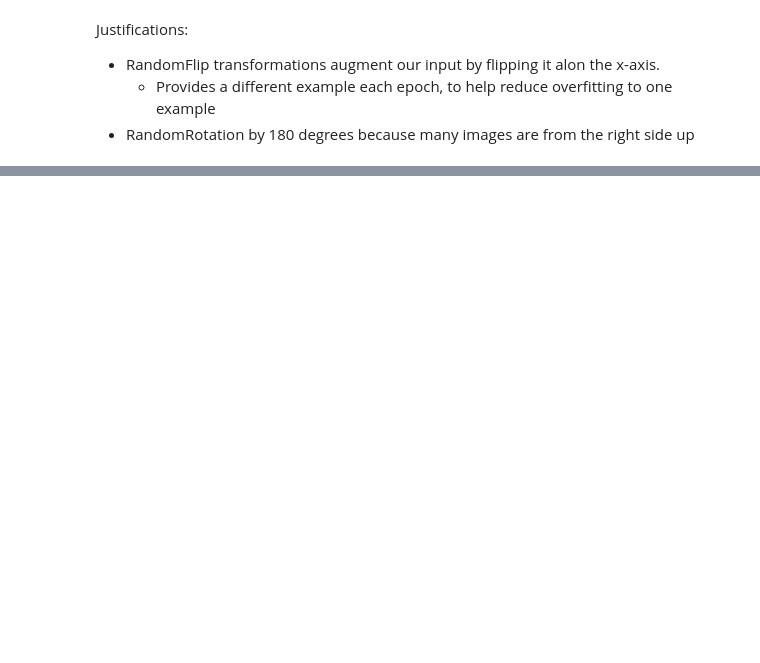
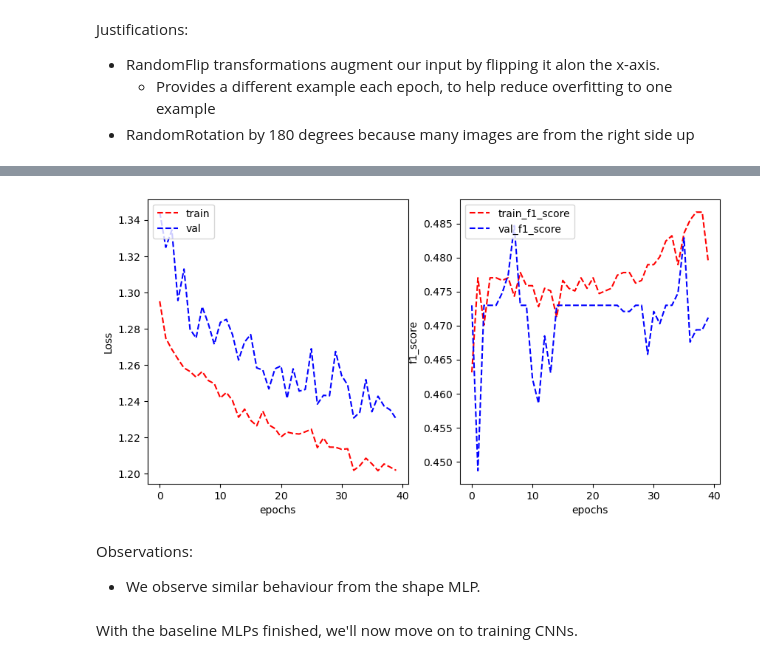
Before and after one commit to ItsThatBlackKid/ml-a2, a Jupyter notebook: s3788996.ipynb, the cells around one changed output, grey strips where cells are left out. Cells and saved outputs as stored; diff of their text form; code cells hidden in the pictures; blank space fills up the shorter version.

```diff
--- a/s3788996.ipynb
+++ b/s3788996.ipynb
@@ -918,0 +995,2 @@ ValueError: Failed to convert a NumPy array to a Tensor (Unsupported object type
+# %%
+shape_mlp = create_mlp_with_aug_layers()
@@ -918,0 +1015,5 @@ ValueError: Failed to convert a NumPy array to a Tensor (Unsupported object type
+# %%
+shape_mlp.compile(optimizer='adam', loss='categorical_crossentropy',
+                                   metrics=[f1_score_metric()])
+# %%
+X_train, y_train, X_test, y_test = get_X_y(train, test)
@@ -918,0 +1027,2 @@ ValueError: Failed to convert a NumPy array to a Tensor (Unsupported object type
+# %%
+history  = shape_mlp.fit(x=X_train, y=y_train, validation_data=(X_test, y_test), epochs=40)
@@ -918,0 +1047,10 @@ ValueError: Failed to convert a NumPy array to a Tensor (Unsupported object type
+# %%
+plot_learning_curve(history.history['loss'], history.history['val_loss'], history.history['f1_score'],
+                    history.history['val_f1_score'],'f1_score' )
+# %% [output]
+[figure, added]
+# %% [markdown]
+Observations:
+* We observe similar behaviour from the shape MLP.
+# %% [markdown]
+With the baseline MLPs finished, we'll now move on to training CNNs.
```
Also changed, not shown: parts of 47 cells of this notebook.
